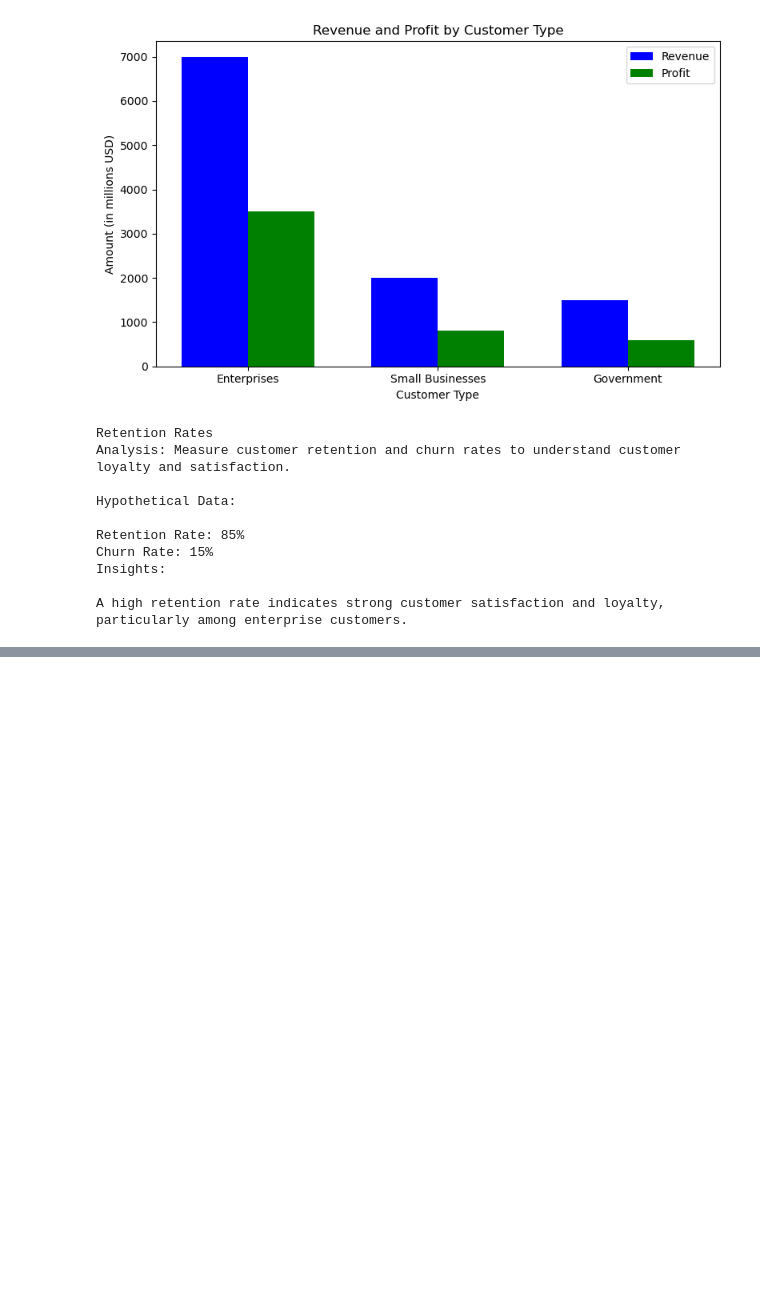
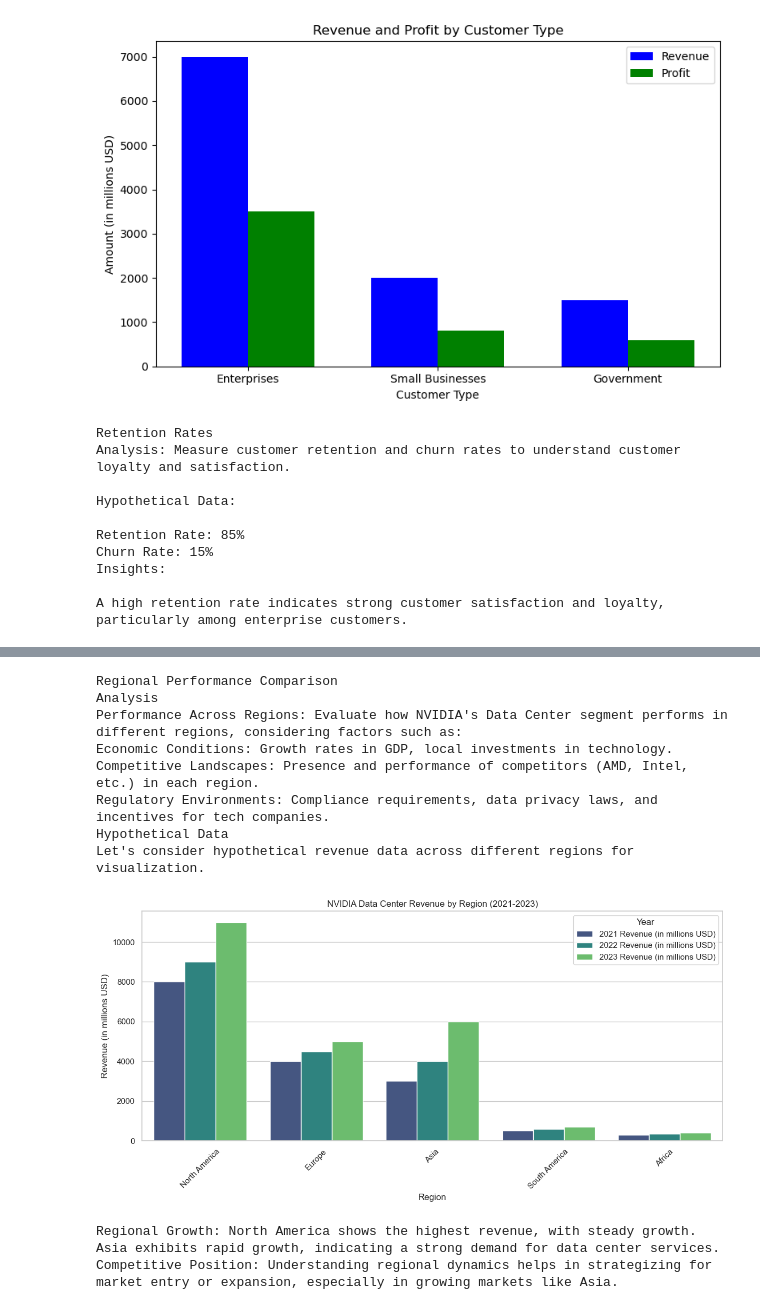
Before and after one commit to heythatwho/Data-Projects, a Jupyter notebook: Nvidia business Analysis.ipynb, the cells around one changed output, grey strips where cells are left out. Saved outputs shown, nothing was run; the diff lists cells and outputs as text; code cells hidden in the pictures; blank space fills up the shorter version.

```diff
--- a/Nvidia business Analysis.ipynb
+++ b/Nvidia business Analysis.ipynb
@@ -1151,0 +1233,56 @@ A high retention rate indicates strong customer satisfaction and loyalty, partic
+# %%
+print("""Regional Performance Comparison
+Analysis
+Performance Across Regions: Evaluate how NVIDIA's Data Center segment performs in different regions, considering factors such as:
+Economic Conditions: Growth rates in GDP, local investments in technology.
+Competitive Landscapes: Presence and performance of competitors (AMD, Intel, etc.) in each region.
+Regulatory Environments: Compliance requirements, data privacy laws, and incentives for tech companies.
+Hypothetical Data
+Let's consider hypothetical revenue data across different regions for visualization.
+
+""")
+import pandas as pd
+import matplotlib.pyplot as plt
+import seaborn as sns
+
+# Hypothetical revenue data for regions
+regional_data = {
+    'Region': ['North America', 'Europe', 'Asia', 'South America', 'Africa'],
+    '2021 Revenue (in millions USD)': [8000, 4000, 3000, 500, 300],
+    '2022 Revenue (in millions USD)': [9000, 4500, 4000, 600, 350],
+    '2023 Revenue (in millions USD)': [11000, 5000, 6000, 700, 400],
+}
+
+df_regional = pd.DataFrame(regional_data)
+
+# Set the style for the visualization
+sns.set(style="whitegrid")
+
+# Melt the DataFrame for better plotting
+df_melted = df_regional.melt(id_vars='Region', var_name='Year', value_name='Revenue')
+
+# Create a bar plot for regional revenue comparison
+plt.figure(figsize=(12, 6))
+sns.barplot(data=df_melted, x='Region', y='Revenue', hue='Year', palette='viridis')
+plt.title('NVIDIA Data Center Revenue by Region (2021-2023)')
+plt.xlabel('Region')
+plt.ylabel('Revenue (in millions USD)')
+plt.legend(title='Year')
+plt.xticks(rotation=45)
+plt.tight_layout()
+plt.show()
+
+print("""Regional Growth: North America shows the highest revenue, with steady growth. Asia exhibits rapid growth, indicating a strong demand for data center services.
+Competitive Position: Understanding regional dynamics helps in strategizing for market entry or expansion, especially in growing markets like Asia.""")
+# %% [output]
+Regional Performance Comparison
+Analysis
+Performance Across Regions: Evaluate how NVIDIA's Data Center segment performs in different regions, considering factors such as:
+Economic Conditions: Growth rates in GDP, local investments in technology.
+Competitive Landscapes: Presence and performance of competitors (AMD, Intel, etc.) in each region.
+Regulatory Environments: Compliance requirements, data privacy laws, and incentives for tech companies.
+Hypothetical Data
+Let's consider hypothetical revenue data across different regions for visualization.
+[figure, added]
+Regional Growth: North America shows the highest revenue, with steady growth. Asia exhibits rapid growth, indicating a strong demand for data center services.
+Competitive Position: Understanding regional dynamics helps in strategizing for market entry or expansion, especially in growing markets like Asia.
```
Also changed, not shown: parts of 2 cells of this notebook.
